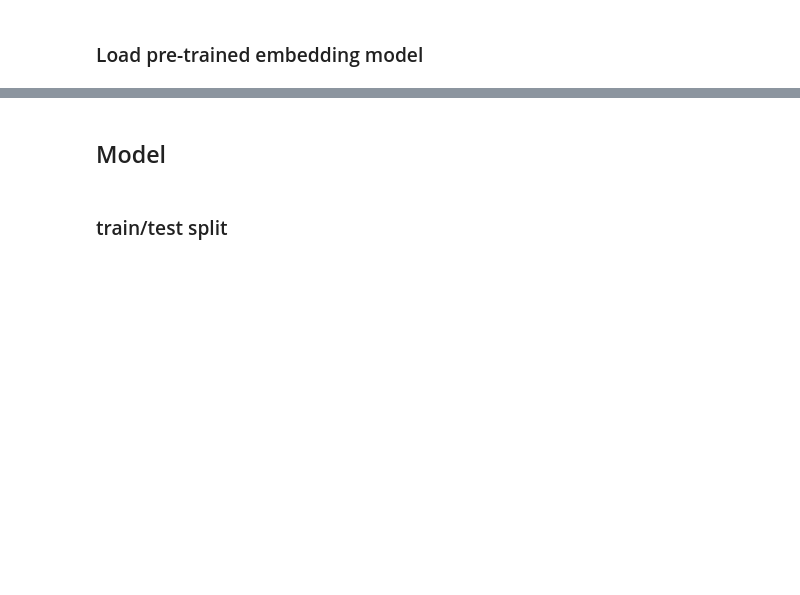
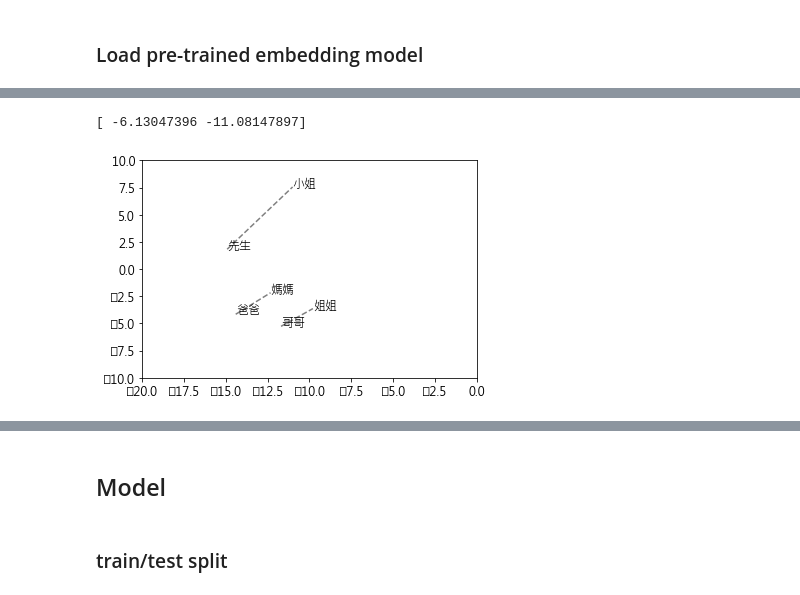
Before and after one commit to hannahchiu/Sentiment_Analysis, a Jupyter notebook: sentiment_analysis.ipynb, the cells around one changed output, grey strips where cells are left out. Cells and saved outputs as stored; diff of their text form; code cells hidden in the pictures; blank space fills up the shorter version.

```diff
--- a/sentiment_analysis.ipynb
+++ b/sentiment_analysis.ipynb
@@ -147,0 +154,39 @@ print(model.most_similar('好吃'))
+# %%
+from sklearn.decomposition import PCA
+
+labels = []
+tokens = []
+
+for word in model.vocab:
+    tokens.append(model[word])
+    labels.append(word)
+
+X_reduced = PCA(n_components=2).fit_transform(tokens)
+print(X_reduced[0])
+# %% [output]
+[ -6.13047396 -11.08147897]
+# %%
+tsne_output = []
+words = ['爸爸','媽媽','先生','小姐','哥哥','姐姐']
+
+for w in words:
+    index = labels.index(w)
+    tsne_output.append(X_reduced[index])
+
+x = []
+y = []
+for value in tsne_output:
+    x.append(value[0])
+    y.append(value[1])
+
+for i in range(0, len(x), 2):
+    plt.plot(x[i:i+2], y[i:i+2], 'r--',color = "grey")
+
+for i in range(len(x)):
+    plt.annotate(words[i],xy=(x[i], y[i]))
+
+plt.ylim(-10, 10)
+plt.xlim(-20, 0)
+plt.show()
+# %% [output]
+[figure, added]
```
Also changed, not shown: parts of 17 cells of this notebook.
